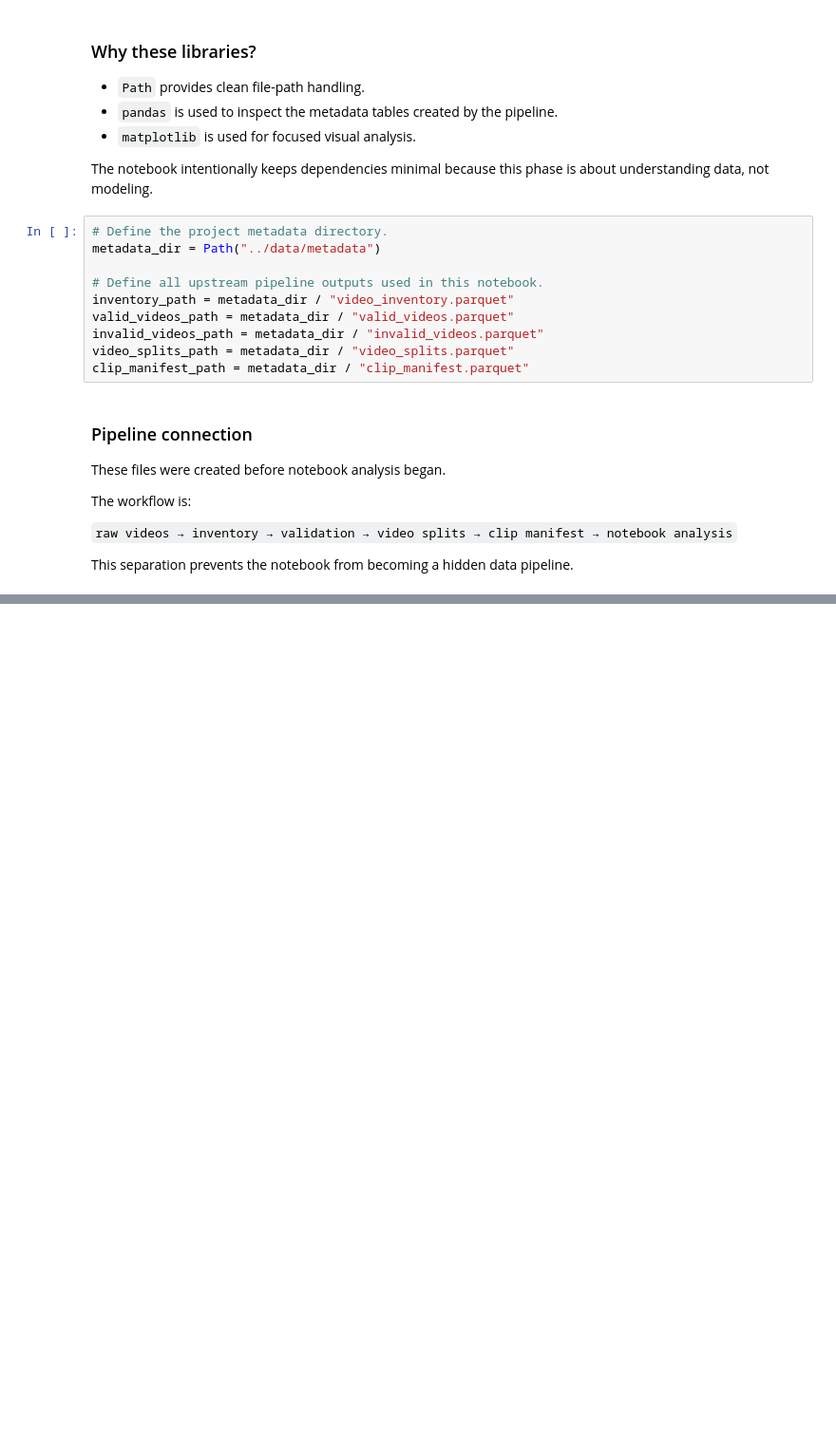
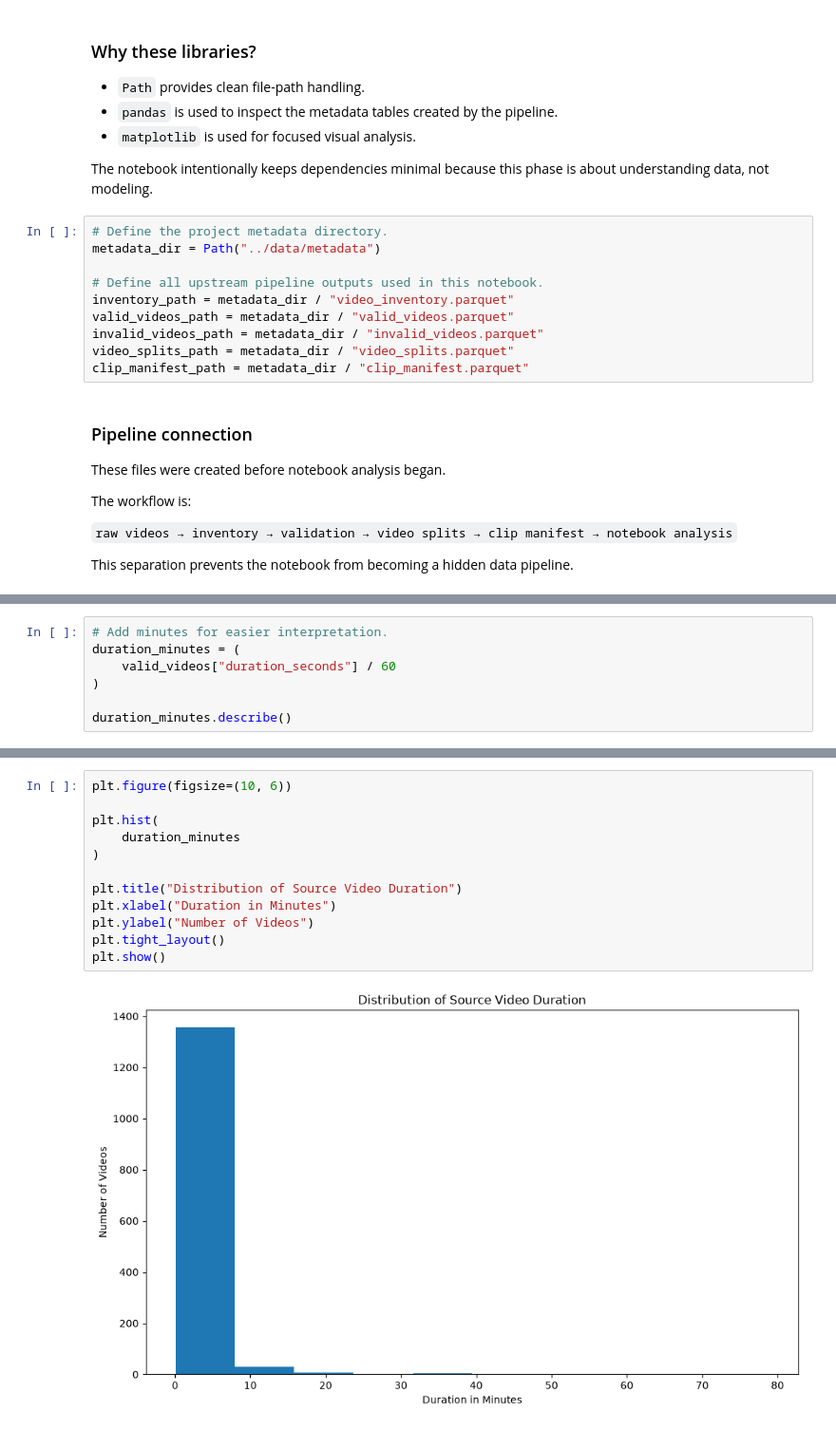
Before and after one commit to Phiziics/Computer-Vision, a Jupyter notebook: SentinelVision-AI/notebooks/01_data_understanding.ipynb, the cells around one changed output, grey strips where cells are left out. Shown at 95% size. Saved outputs shown, nothing was run; the diff lists cells and outputs as text; blank space fills up the shorter version.

```diff
--- a/SentinelVision-AI/notebooks/01_data_understanding.ipynb
+++ b/SentinelVision-AI/notebooks/01_data_understanding.ipynb
@@ -82,0 +430,7 @@ file_status
+# %%
+# Add minutes for easier interpretation.
+duration_minutes = (
+    valid_videos["duration_seconds"] / 60
+)
+
+duration_minutes.describe()
@@ -82,0 +447,14 @@ file_status
+# %%
+plt.figure(figsize=(10, 6))
+
+plt.hist(
+    duration_minutes
+)
+
+plt.title("Distribution of Source Video Duration")
+plt.xlabel("Duration in Minutes")
+plt.ylabel("Number of Videos")
+plt.tight_layout()
+plt.show()
+# %% [output]
+[figure, added]
```
Also changed, not shown: parts of 28 cells of this notebook.
